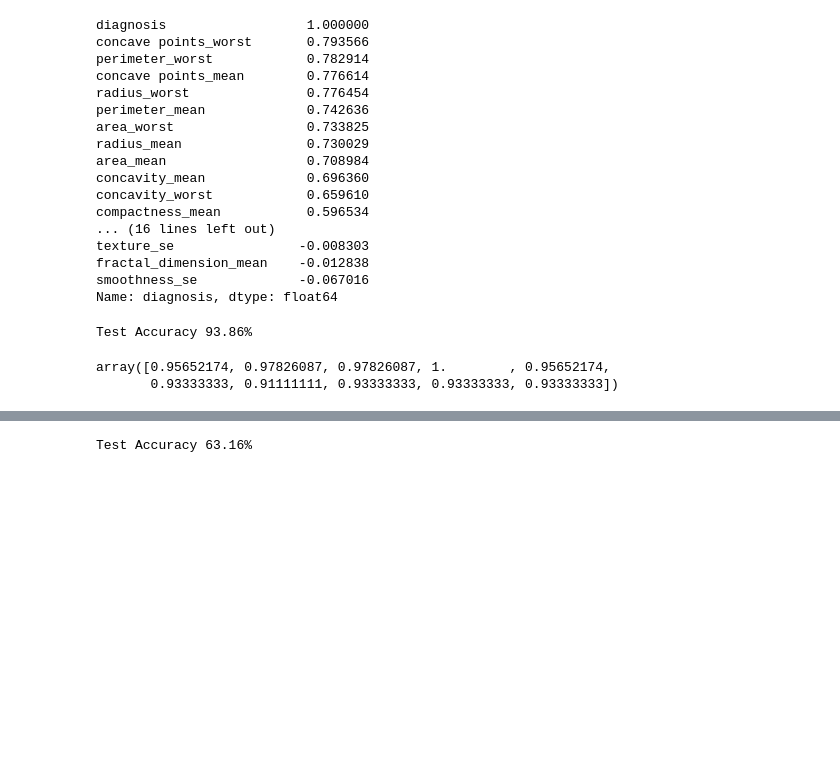
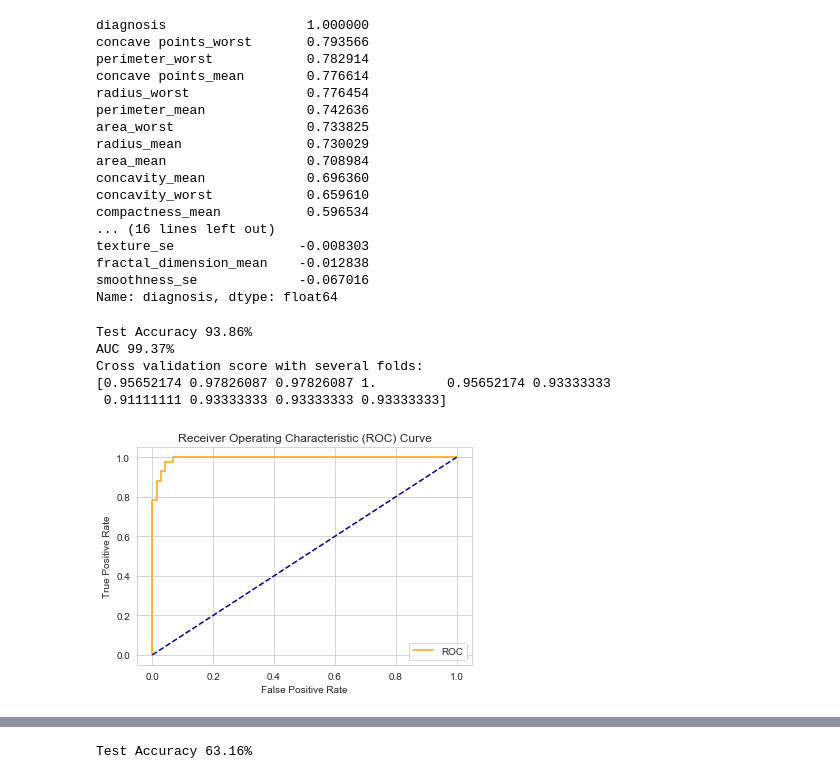
Before and after one commit to albertobagnacani/BreastCancerPrediction, a Jupyter notebook: src/notebook.ipynb, the cells around one changed output, grey strips where cells are left out. Drawn from its saved outputs; the diff is of its cells as text; code cells hidden in the pictures; blank space fills up the shorter version.

```diff
--- a/src/notebook.ipynb
+++ b/src/notebook.ipynb
@@ -143,26 +178,51 @@ Name: diagnosis, dtype: float64
 # TODO
 # %%
 # 3) Select and train a model
-# TODO do an unique array?
+# TODO3 do an unique array?
 accuracies = {}
-rmse = {}
+auc = {}
+# TODO rmse, recall (sensitivity), precision, specificity, f_score, cross_val_score, roc_auc
+# %%
+# Plot the roc curve
+def plot_roc_curve(model, fpr, tpr):
+    plt.plot(fpr, tpr, color='orange', label='ROC')
+    plt.plot([0, 1], [0, 1], color='darkblue', linestyle='--')
+    plt.xlabel('False Positive Rate')
+    plt.ylabel('True Positive Rate')
+    plt.title('Receiver Operating Characteristic (ROC) Curve')
+    plt.legend()
+    plt.savefig("../res/plots/roc_"+model+".png")
+    plt.show()
 # %%
-from sklearn.metrics import mean_squared_error
-
-# TODO transpose?
 # 3.1) Logistic Regression
 from sklearn.linear_model import LogisticRegression
-lr = LogisticRegression()
+lr = LogisticRegression() # TODO set the solver
 lr.fit(X_train, y_train)
 acc = lr.score(X_test, y_test)*100
 accuracies['Logistic Regression'] = acc
 print("Test Accuracy {:.2f}%".format(acc))
-#from sklearn.model_selection import cross_val_score
-#cross_val_score(lr, X_train, y_train, cv=10, scoring="accuracy")
+
+# TODO2 decouple
+from sklearn.metrics import roc_auc_score
+probs = lr.predict_proba(X_test)
+probs = probs[:, 1] # probs of positive class
+auc_s = roc_auc_score(y_test, probs)*100
+auc['Logistic Regression'] = auc_s
+print("AUC {:.2f}%".format(auc_s))
+from sklearn.metrics import roc_curve
+fpr, tpr, thresholds = roc_curve(y_test, probs)
+plot_roc_curve("lr", fpr, tpr)
+
+from sklearn.model_selection import cross_val_score
+print("Cross validation score with several folds: ")
+print(cross_val_score(lr, X_train, y_train, cv=10, scoring="accuracy"))
 # %% [output]
 Test Accuracy 93.86%
+AUC 99.37%
+Cross validation score with several folds:
+[0.95652174 0.97826087 0.97826087 1.         0.95652174 0.93333333
+ 0.91111111 0.93333333 0.93333333 0.93333333]
-array([0.95652174, 0.97826087, 0.97826087, 1.        , 0.95652174,
-       0.93333333, 0.91111111, 0.93333333, 0.93333333, 0.93333333])
+[figure, added]
 # %%
 # 3.2) KNN Classification
 from sklearn.neighbors import KNeighborsClassifier
```
Also changed, not shown: parts of 12 cells of this notebook, 5 other files.
